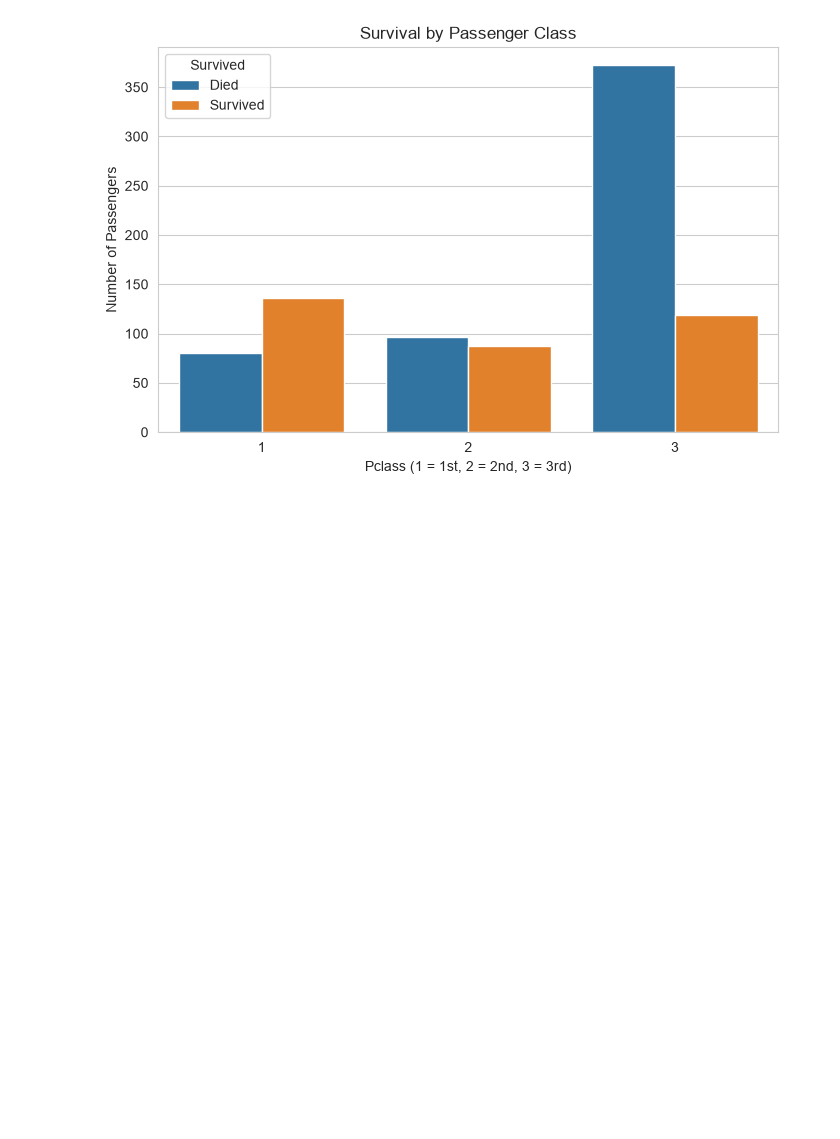
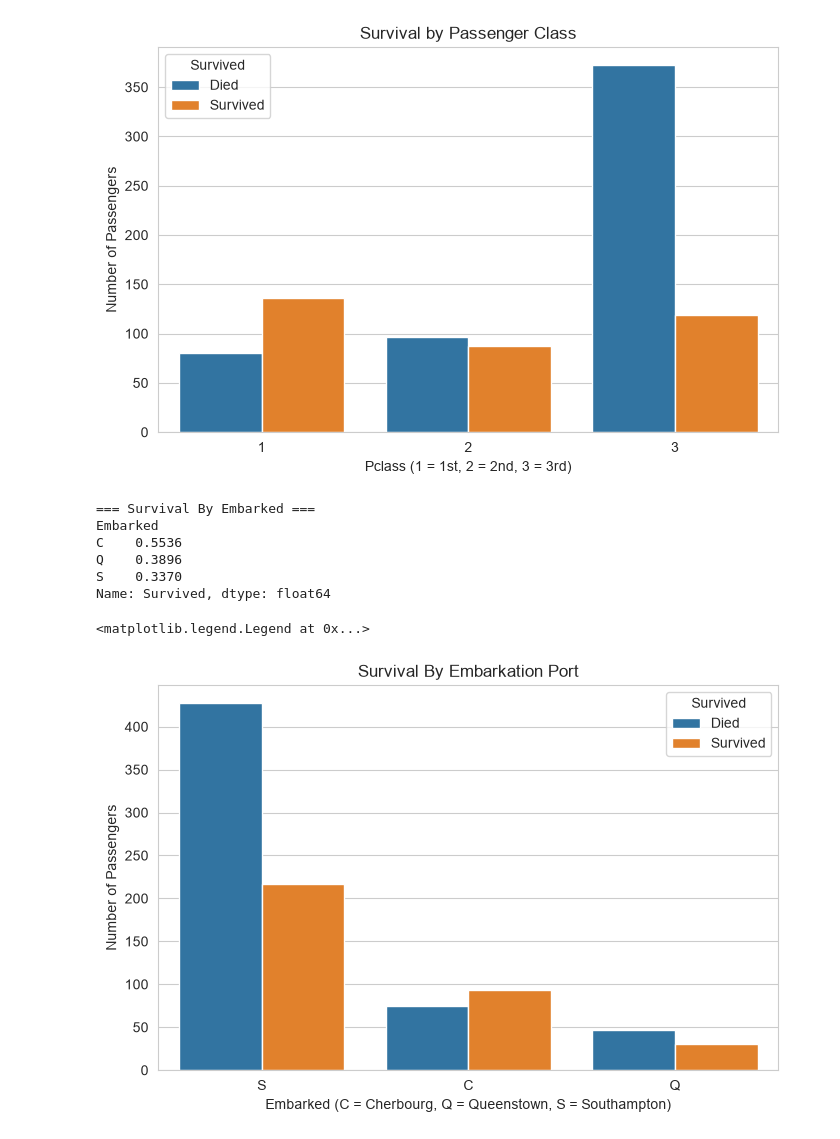
Before and after one commit to Anime631/titanic-ml-project, a Jupyter notebook: notebooks/02_eda_part1.ipynb, the cells around one changed output. Saved outputs shown, nothing was run; the diff lists cells and outputs as text; code cells hidden in the pictures; blank space fills up the shorter version.

Commit message:
Day 2: EDA complete - target, Sex, Pclass, Embarked, Age, Fare, correlations

```diff
--- a/notebooks/02_eda_part1.ipynb
+++ b/notebooks/02_eda_part1.ipynb
@@ -81,3 +81,21 @@ Pclass
 3    0.2424
 Name: Survived, dtype: float64
 [figure]
+# %%
+print("=== Survival By Embarked ===")
+print(train_df.groupby("Embarked")["Survived"].mean().round(4))
+
+sns.countplot(x="Embarked",hue="Survived",data=train_df)
+plt.title("Survival By Embarkation Port")
+plt.xlabel("Embarked (C = Cherbourg, Q = Queenstown, S = Southampton)")
+plt.ylabel("Number of Passengers")
+plt.legend(title="Survived", labels=["Died","Survived"])
+# %% [output]
+=== Survival By Embarked ===
+Embarked
+C    0.5536
+Q    0.3896
+S    0.3370
+Name: Survived, dtype: float64
+<matplotlib.legend.Legend at 0x...>
+[figure, added]
```
Also changed, not shown: parts of 3 cells of this notebook.
